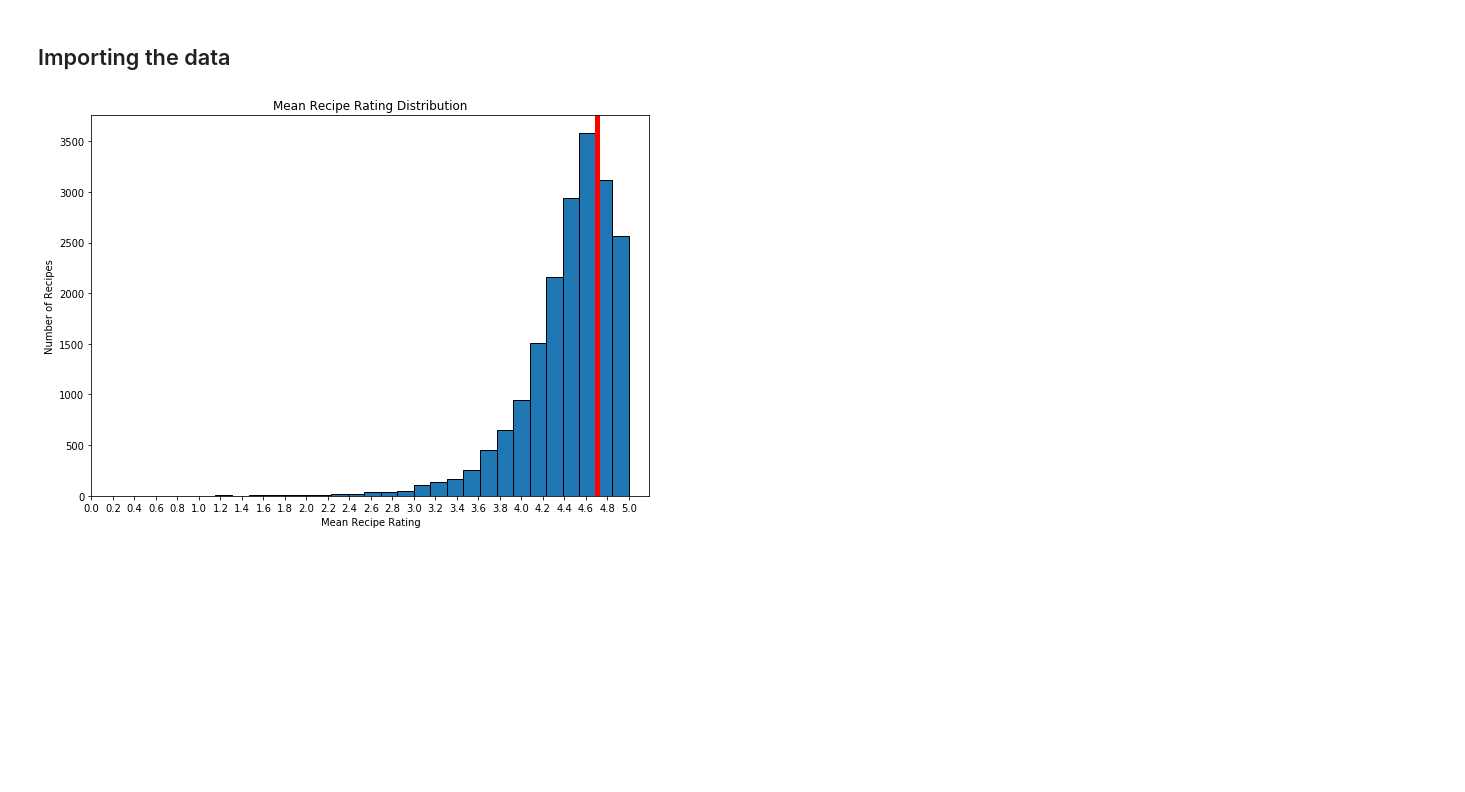
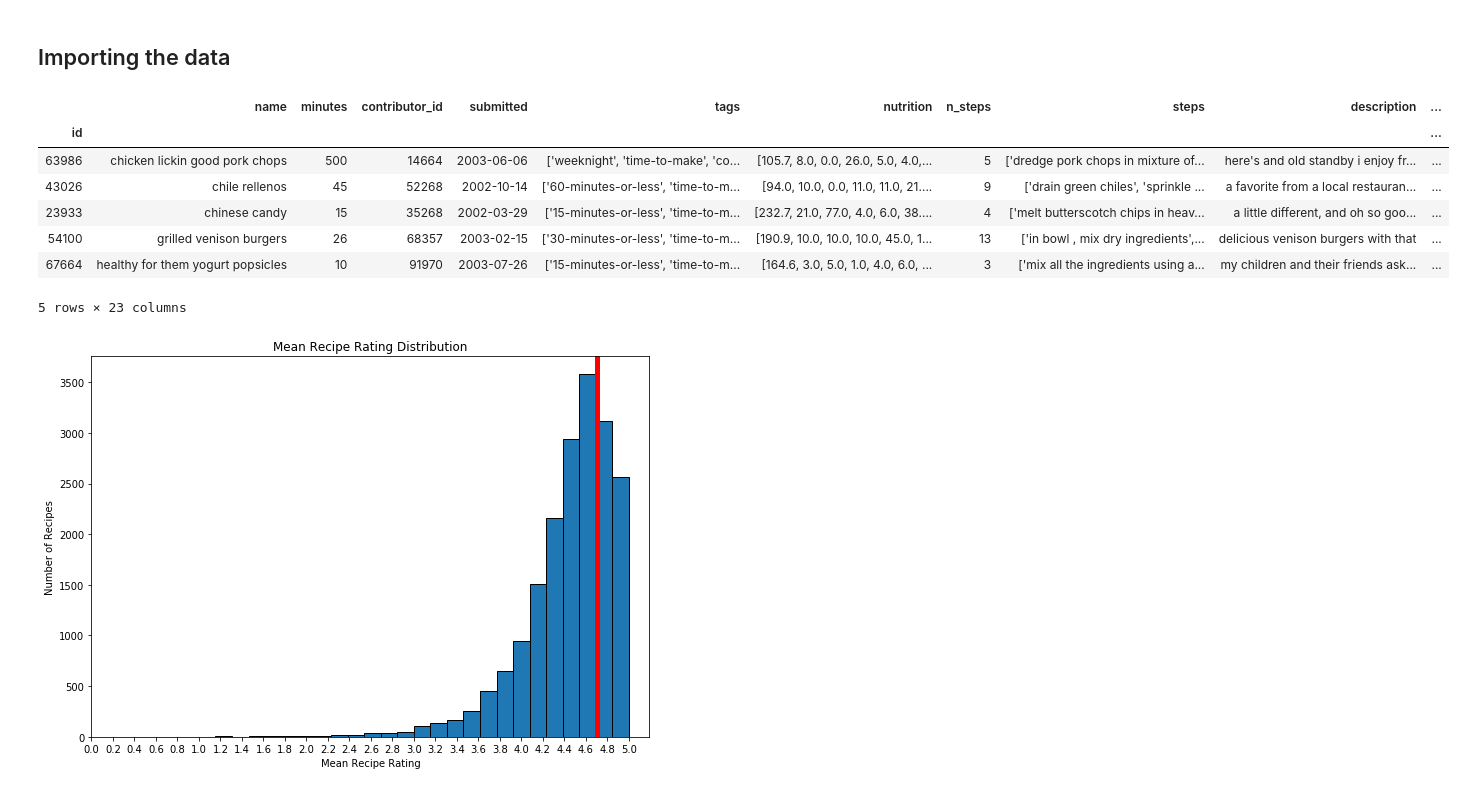
Before and after one commit to a-kantur/Springboard, a Jupyter notebook: Capstone Project 1/In-Depth Analysis.ipynb, the cells around one changed output. Cells and saved outputs as stored; diff of their text form; code cells hidden in the pictures; blank space fills up the shorter version.

```diff
--- a/Capstone Project 1/In-Depth Analysis.ipynb
+++ b/Capstone Project 1/In-Depth Analysis.ipynb
@@ -19,6 +19,17 @@ tags_matrix=pd.read_csv('tags_matrix.csv')
 tags_matrix.set_index('id', inplace=True)
 ingredients_matrix=pd.read_csv('ingredients_matrix.csv')
 ingredients_matrix.set_index('id', inplace=True)
+# %%
+recipes_df.head()
+# %% [output]
+|  | name | minutes | contributor_id | submitted | tags | nutrition | n_steps | steps | description | ... |
+| id |  |  |  |  |  |  |  |  |  | ... |
+| 63986 | chicken lickin good pork chops | 500 | 14664 | 2003-06-06 | ['weeknight', 'time-to-make', 'co... | [105.7, 8.0, 0.0, 26.0, 5.0, 4.0,... | 5 | ['dredge pork chops in mixture of... | here's and old standby i enjoy fr... | ... |
+| 43026 | chile rellenos | 45 | 52268 | 2002-10-14 | ['60-minutes-or-less', 'time-to-m... | [94.0, 10.0, 0.0, 11.0, 11.0, 21.... | 9 | ['drain green chiles', 'sprinkle ... | a favorite from a local restauran... | ... |
+| 23933 | chinese candy | 15 | 35268 | 2002-03-29 | ['15-minutes-or-less', 'time-to-m... | [232.7, 21.0, 77.0, 4.0, 6.0, 38.... | 4 | ['melt butterscotch chips in heav... | a little different, and oh so goo... | ... |
+| 54100 | grilled venison burgers | 26 | 68357 | 2003-02-15 | ['30-minutes-or-less', 'time-to-m... | [190.9, 10.0, 10.0, 10.0, 45.0, 1... | 13 | ['in bowl , mix dry ingredients',... | delicious venison burgers with that | ... |
+| 67664 | healthy for them yogurt popsicles | 10 | 91970 | 2003-07-26 | ['15-minutes-or-less', 'time-to-m... | [164.6, 3.0, 5.0, 1.0, 4.0, 6.0, ... | 3 | ['mix all the ingredients using a... | my children and their friends ask... | ... |
+5 rows × 23 columns
 # %%
 avg_rating_series=reviews_df.groupby('recipe_id')['rating'].mean()
 _ = plt.figure(figsize=(10,7))
```
Also changed, not shown: parts of 18 cells of this notebook, 1 other file.
